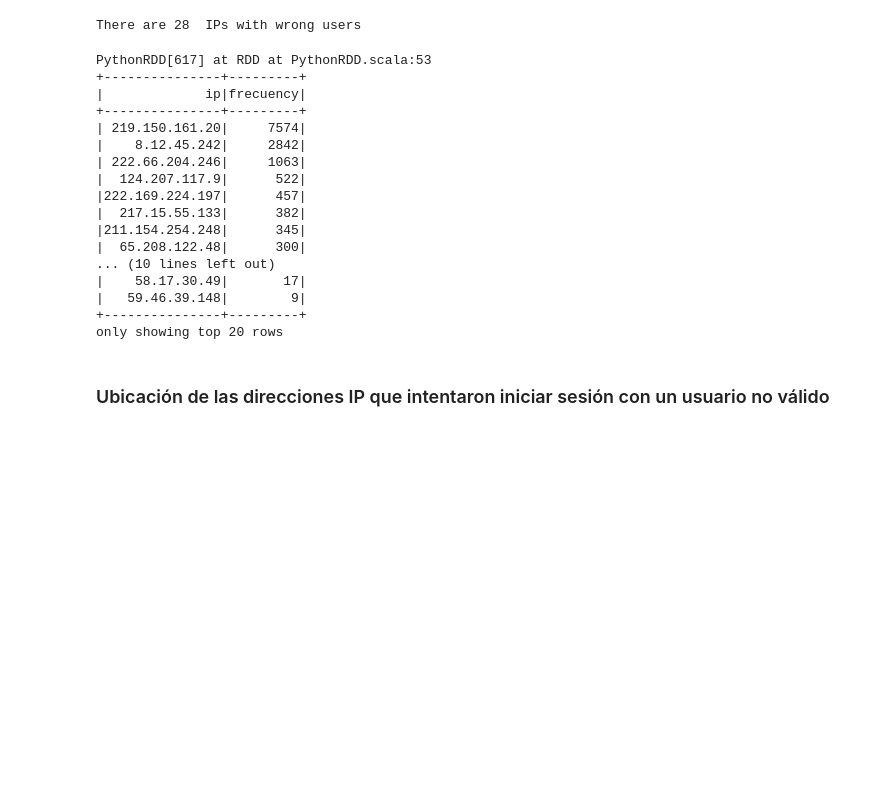
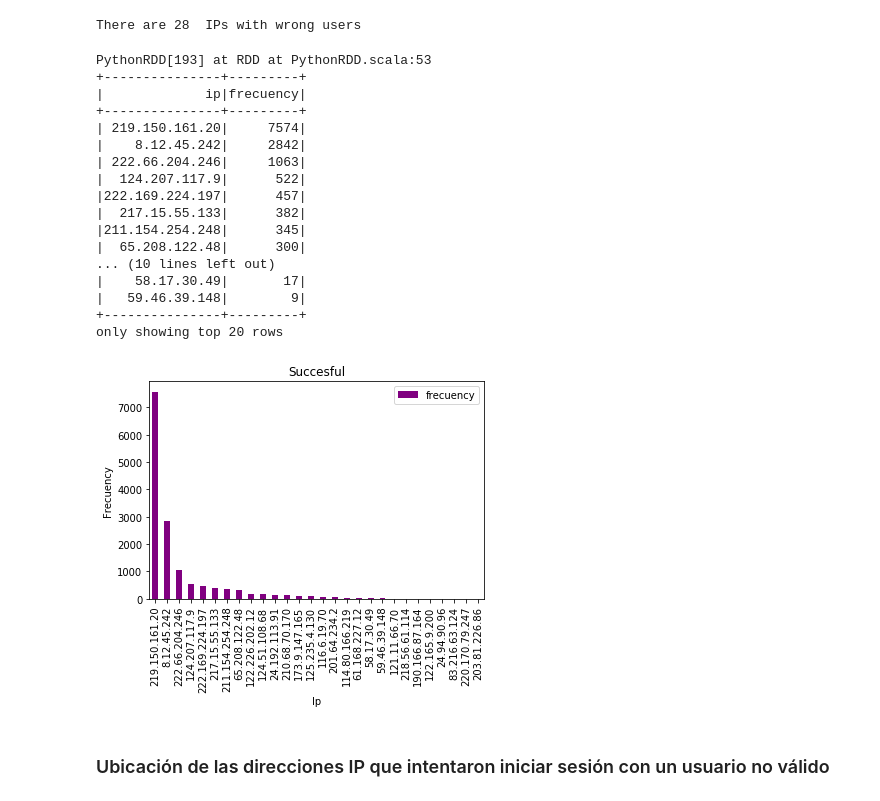
Before and after one commit to carlosbenavidez9507/Taller_Spark, a Jupyter notebook: Taller_analisis_log_spark.ipynb, the cells around one changed output. Saved outputs shown, nothing was run; the diff lists cells and outputs as text; code cells hidden in the pictures; blank space fills up the shorter version.

```diff
--- a/Taller_analisis_log_spark.ipynb
+++ b/Taller_analisis_log_spark.ipynb
@@ -475,10 +477,10 @@ print(timo4)
 maping4= timo4.map(lambda p : Row(ip=p[0], frecuency=p[1]))
 dfmaping4 = spark.createDataFrame(maping4)
 dfmaping4.createOrReplaceTempView("maping4")
-tabla = spark.sql("SELECT ip , frecuency FROM maping4 order by frecuency desc")
-tabla.show()
+tabla4 = spark.sql("SELECT ip , frecuency FROM maping4 order by frecuency desc")
+tabla4.show()
 # %% [output]
-PythonRDD[617] at RDD at PythonRDD.scala:53
+PythonRDD[193] at RDD at PythonRDD.scala:53
 +---------------+---------+
 |             ip|frecuency|
 +---------------+---------+
@@ -495,6 +497,17 @@ PythonRDD[617] at RDD at PythonRDD.scala:53
 |   59.46.39.148|        9|
 +---------------+---------+
 only showing top 20 rows
+# %%
+mytable4=tabla4.toPandas()
+x_labels = mytable4['ip'].values
+fig = mytable4[['frecuency']].plot(kind='bar', facecolor='purple')
+fig.set_xticklabels(x_labels)
+fig.set_title('Succesful')
+fig.set_xlabel('Ip')
+fig.set_ylabel('Frecuency')
+plt.show()
+# %% [output]
+[figure, added]
 # %% [markdown]
 ### Ubicación de las direcciones IP que intentaron iniciar sesión con un usuario no válido
 # %%
```
Also changed, not shown: parts of 15 cells of this notebook.
